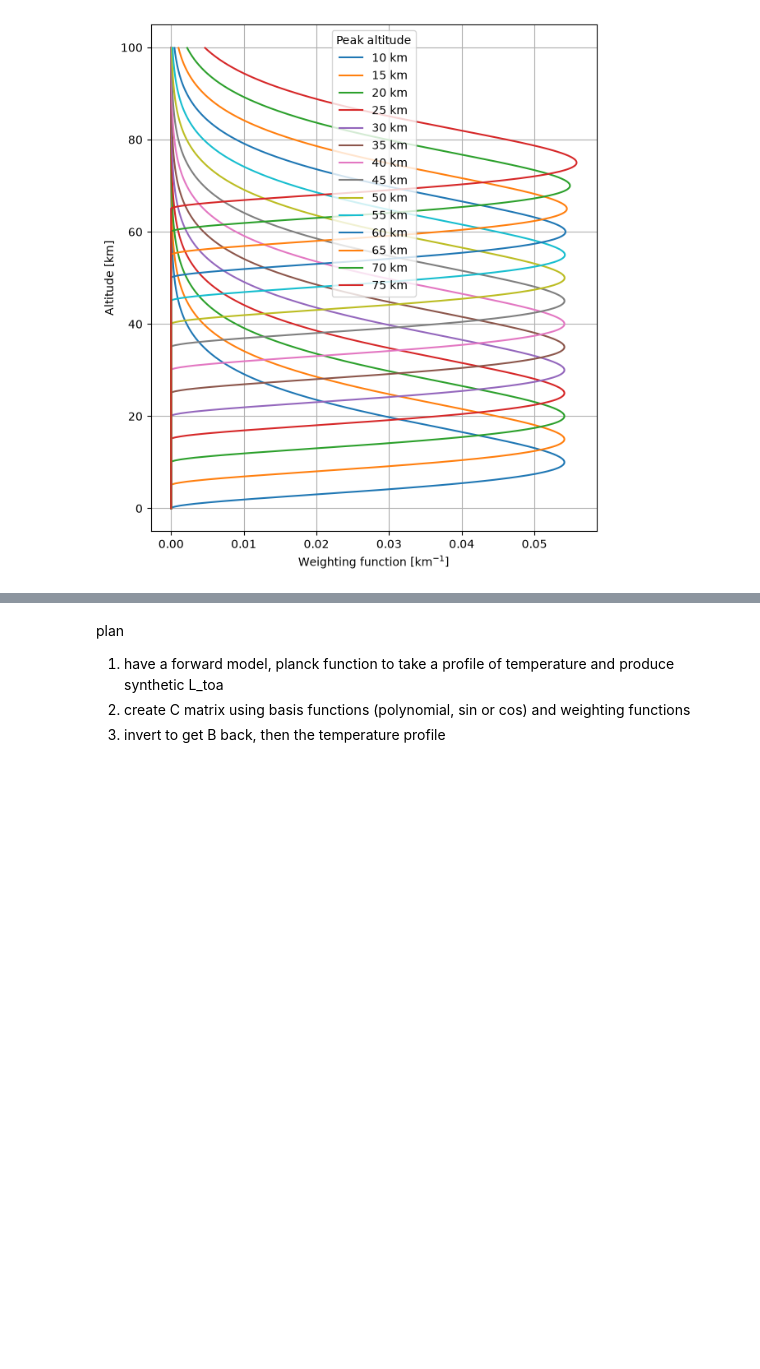
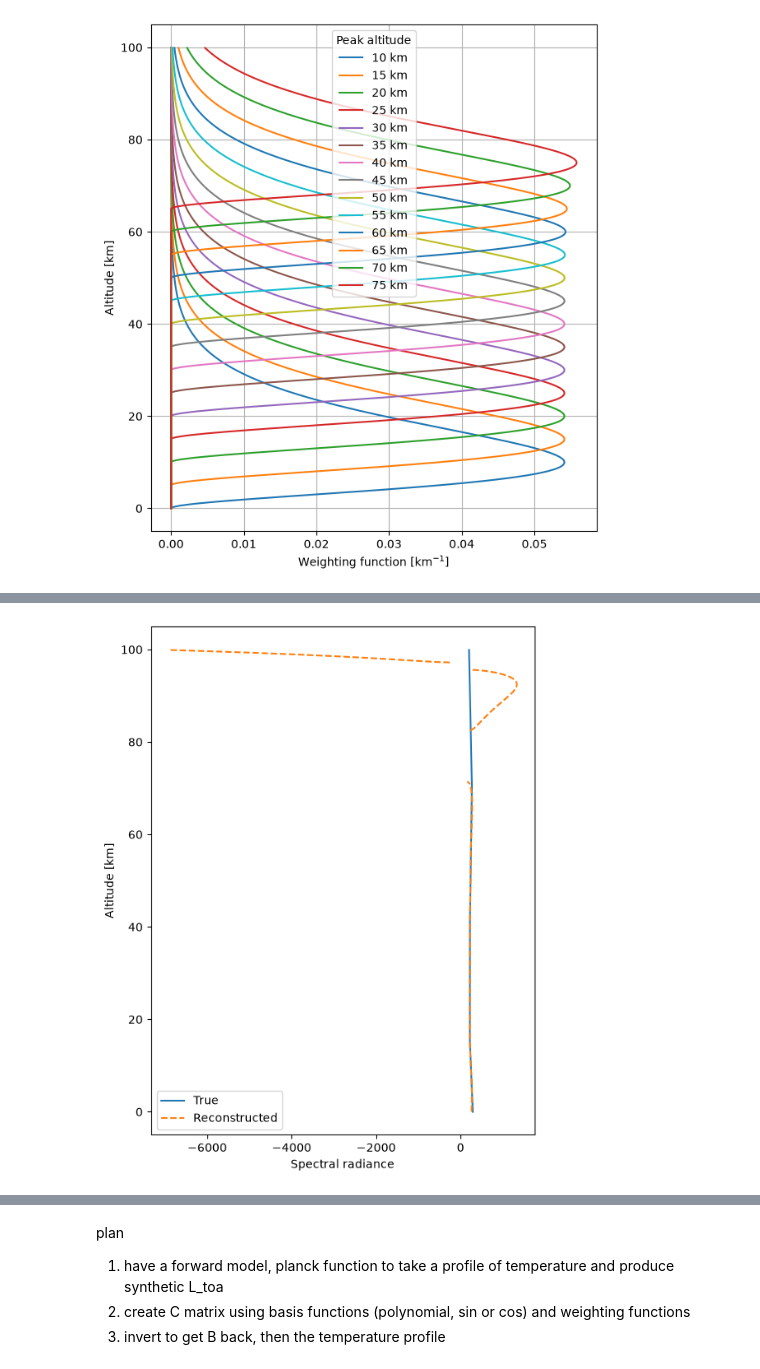
Before and after one commit to mfrans1/PyRodgers, a Jupyter notebook: Introduction/introduction.ipynb, the cells around one changed output, grey strips where cells are left out. Saved outputs shown, nothing was run; the diff lists cells and outputs as text; code cells hidden in the pictures; blank space fills up the shorter version.

Commit message:
working version of the simple inversion

```diff
--- a/Introduction/introduction.ipynb
+++ b/Introduction/introduction.ipynb
@@ -57,9 +67,4 @@ print(centers)
 # %%
-import numpy as np
-import matplotlib.pyplot as plt
-
-altitude = np.arange(0, 100, 0.1)
-
 n = 2
 theta = 5.0
 
@@ -90,3 +95,14 @@ plt.grid()
 plt.show()
 # %% [output]
 [figure]
+# %%
+model = ForwardModel(temperature, altitude, 10e-6)
+model.planck_function()
+
+L = model.simulate_toa(weighting_functions)
+# %%
+model_inv = Inversion(altitude, 10e-6, weighting_functions)
+model_inv.basis_functions(basis_type="polynomial", n_basis=14)
+model_inv.construct_C()
+
+model_inv.C
@@ -92,0 +127,17 @@ plt.show()
+# %%
+w = np.linalg.solve(model_inv.C, L)
+B_reconstructed = w @ model_inv.basis
+
+temp_reconstructed = model.inverse_planck_function(B_reconstructed)
+# %%
+plt.figure(figsize=(6, 8))
+
+plt.plot(temperature, altitude, label="True")
+plt.plot(temp_reconstructed, altitude, "--", label="Reconstructed")
+
+plt.xlabel("Spectral radiance")
+plt.ylabel("Altitude [km]")
+plt.legend()
+plt.show()
+# %% [output]
+[figure, added]
```
Also changed, not shown: parts of 5 cells of this notebook, 3 other files.
